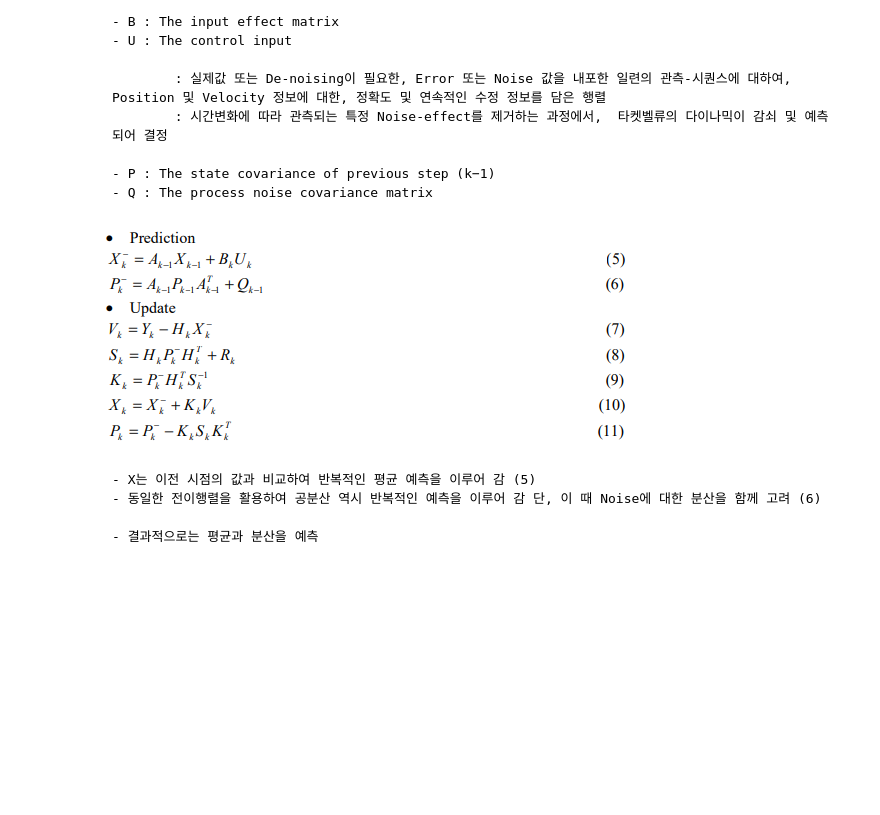
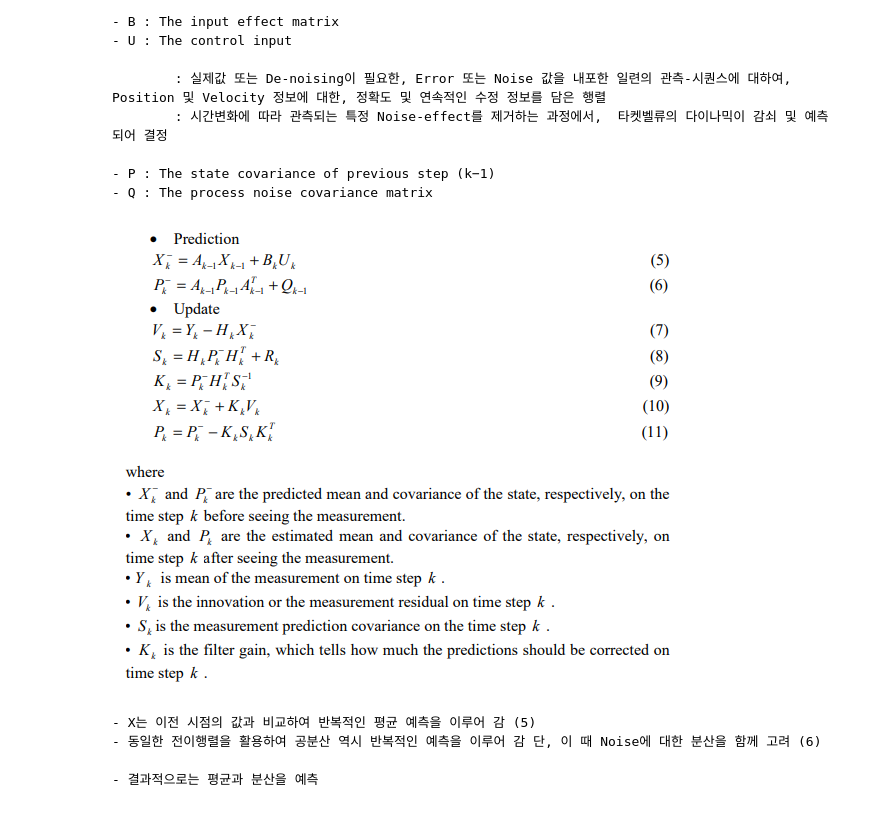
Before and after one commit to mwithgod3952/ML_jh, a Jupyter notebook: Implementation_of_Kalman_Filter.ipynb, the cells around one changed output. Drawn from its saved outputs; the diff is of its cells as text; code cells hidden in the pictures; blank space fills up the shorter version.

```diff
--- a/Implementation_of_Kalman_Filter.ipynb
+++ b/Implementation_of_Kalman_Filter.ipynb
@@ -62,9 +62,9 @@ Weight_sum [2.46 3.46 4.46]
     - P : The state covariance of previous step (k−1)
     - Q : The process noise covariance matrix
 # %%
-Image(filename="drive/MyDrive/image/prediction_update section_Kalmanfilter.png")
+Image(filename="drive/MyDrive/image/prediction_update_state.png")
 # %% [output]
-[figure, old version]
+[figure, new version]
 # %% [markdown]
     - X는 이전 시점의 값과 비교하여 반복적인 평균 예측을 이루어 감 (5)
     - 동일한 전이행렬을 활용하여 공분산 역시 반복적인 예측을 이루어 감 단, 이 때 Noise에 대한 분산을 함께 고려 (6)
```
